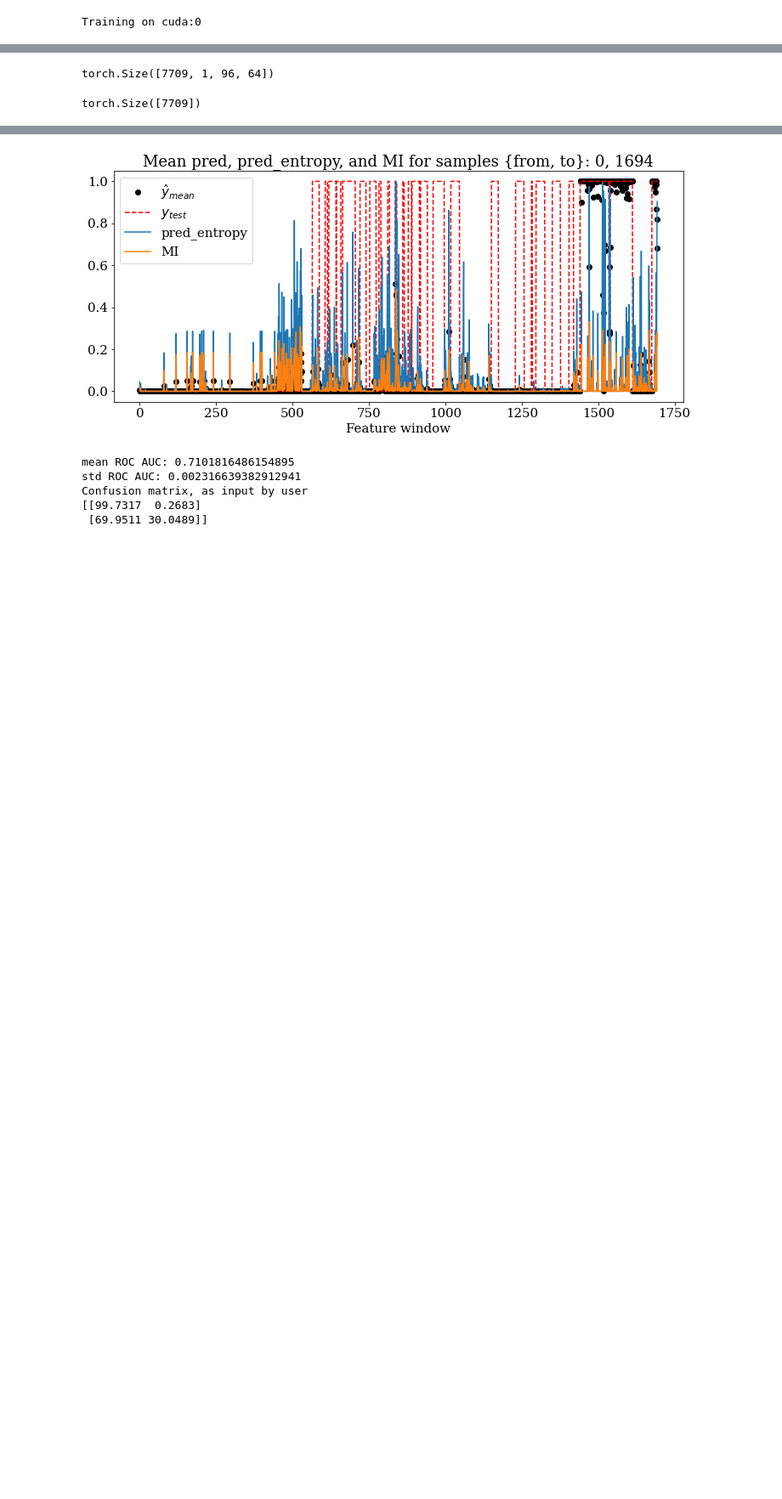
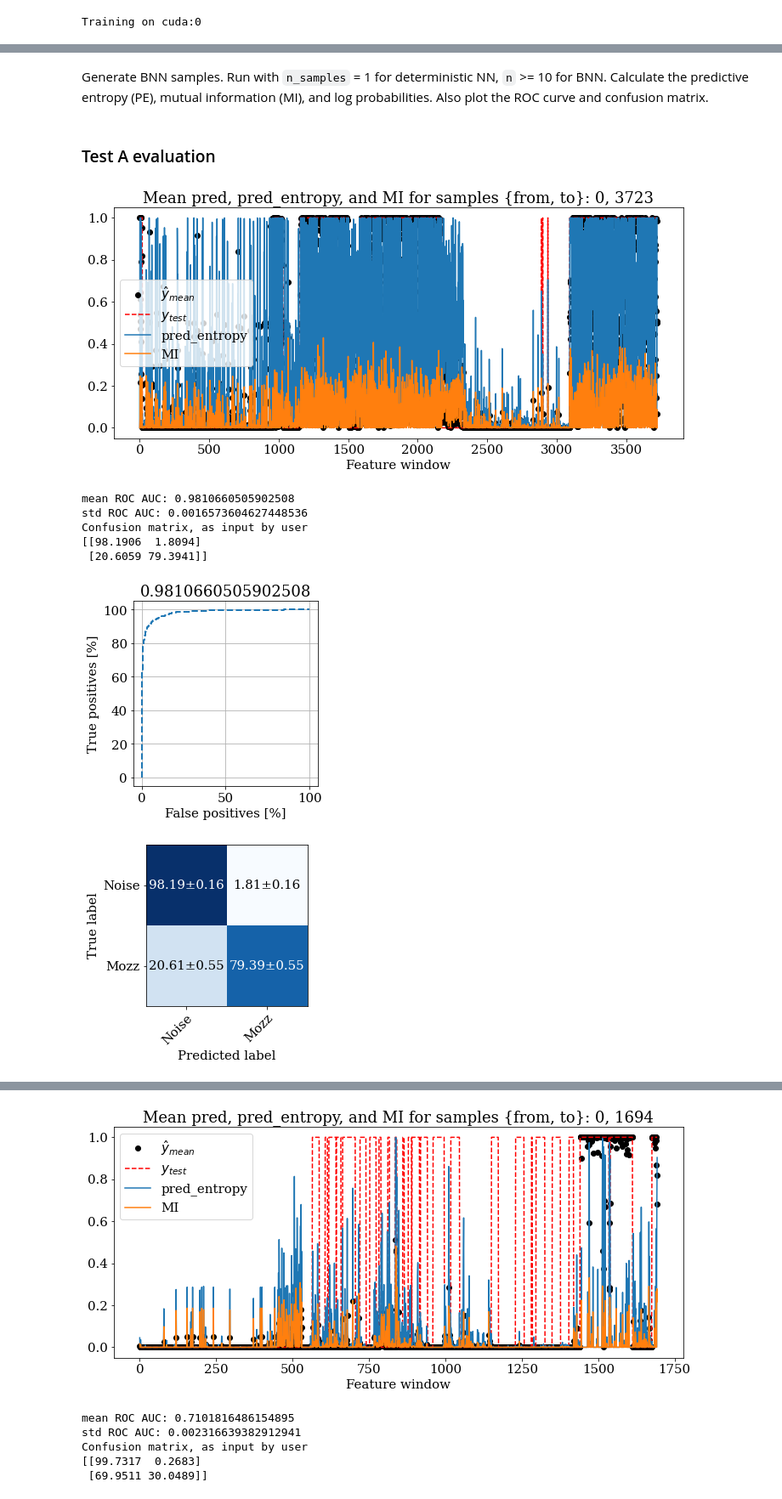
Before and after one commit to HumBug-Mosquito/HumBugDB, a Jupyter notebook: notebooks/main.ipynb, the cells around one changed output, grey strips where cells are left out. Shown at 85% size. Saved outputs shown, nothing was run; the diff lists cells and outputs as text; code cells hidden in the pictures; blank space fills up the shorter version.

Commit message:
Code cleaned to minimal funcs: still to clean: dump of model and scores in notebooks

```diff
--- a/notebooks/main.ipynb
+++ b/notebooks/main.ipynb
@@ -240,6 +191,6 @@ UnpicklingError: invalid load key, 'H'.
 # %%
 full_path = '../outputs/models/pytorch/'
-model_name = 'model_e11_2021_08_04_00_45_31.pth'
+model_name = 'model_e10_2021_08_24_01_21_38.pth'
 model = load_model(full_path + model_name, model=VGGishDropout())
 # %% [output]
 Training on cuda:0
@@ -255,4 +196,0 @@ from PyTorch import config_pytorch
-# %%
-# Need to include resize window as a universal function within get results.
-
-p,yt = evaluate_model_aggregated(model, X_test_B, y_test_B, 10)
@@ -313,39 +197,20 @@ Evaluating on cuda:0
-# %%
-np.shape(X_test_A)
-# %% [output]
-torch.Size([7709, 1, 96, 64])
-# %%
-np.shape(y_test_A)
-# %% [output]
-torch.Size([7709])
-# %%
-import torch
-def evaluate_model_aggregated(model, X_test, y_test, n_samples):
-    ''' Generate predictions for VGGish features (Feat. A) rescaled to time window of 1.92 second features (Feat. B)'''
-    preds_aggregated_by_mean = []
-    y_aggregated_prediction_by_mean = []
-    y_target_aggregated = []
-
-#     X_test = torch.tensor(X_test).float()
-#     y_test = torch.tensor(y_test).float()
-
-    for idx, recording in enumerate(X_test):
-        n_target_windows = len(recording)//2  # Calculate expected length: discard edge
-        print(n_target_windows)
-        print(y_test[idx])
-        y_target = np.repeat(y_test[idx],n_target_windows) # Create y array of correct length
-        print(y_target)
-        preds = evaluate_model(model, recording, np.repeat(y_test[idx],len(recording)),n_samples) # Sample BNN
-#         preds = np.mean(preds, axis=0) # Average across BNN samples
-#         print(np.shape(preds))
-        preds = preds[:,:n_target_windows*2,:] # Discard edge case
-#         print(np.shape(preds))
-#         print('reshaping')
-        preds = np.mean(preds.reshape(len(preds),-1,2,2), axis=2) # Average every 2 elements, keep samples in first dim
-#         print(np.shape(preds))
-        preds_y = np.argmax(preds)  # Append argmax prediction (label output)
-        y_aggregated_prediction_by_mean.append(preds_y)
-        preds_aggregated_by_mean.append(preds)  # Append prob (or log-prob/other space)
-        y_target_aggregated.append(y_target)  # Append y_target
-#     return preds_aggregated_by_mean, y_aggregated_prediction_by_mean, y_target_aggregated
-    return np.hstack(preds_aggregated_by_mean), np.concatenate(y_target_aggregated)
+# %% [markdown]
+Generate BNN samples. Run with `n_samples` = 1 for deterministic NN, `n` >= 10 for BNN. Calculate the predictive entropy (PE), mutual information (MI), and log probabilities. Also plot the ROC curve and confusion matrix.
+# %% [markdown]
+### Test A evaluation
+# %%
+if feat_type == 'FeatA':
+    p, yt = evaluate_model_aggregated(model, X_test_A, y_test_A, 30)  # Aggregate windows from feature list (0.96->1.92 s)
+    PE, MI, log_prob = get_results(p, yt, filename = feat_type + '_' + model_name +'_Test_A_repro')
+elif feat_type == 'FeatB':
+    y_preds_all = evaluate_model(model, X_test_A, y_test_A, 30)  # Predict directly over feature windows (1.92 s)
+    PE, MI, log_prob = get_results(y_preds_all, y_test_A, filename = feat_type + '_' + model_name +'_Test_A')
+# %% [output]
+[figure, added]
+mean ROC AUC: 0.9810660505902508
+std ROC AUC: 0.0016573604627448536
+Confusion matrix, as input by user
+[[98.1906  1.8094]
+ [20.6059 79.3941]]
+[figure, added]
+[figure, added]
```
Also changed, not shown: parts of 32 cells of this notebook, 10 other files.
